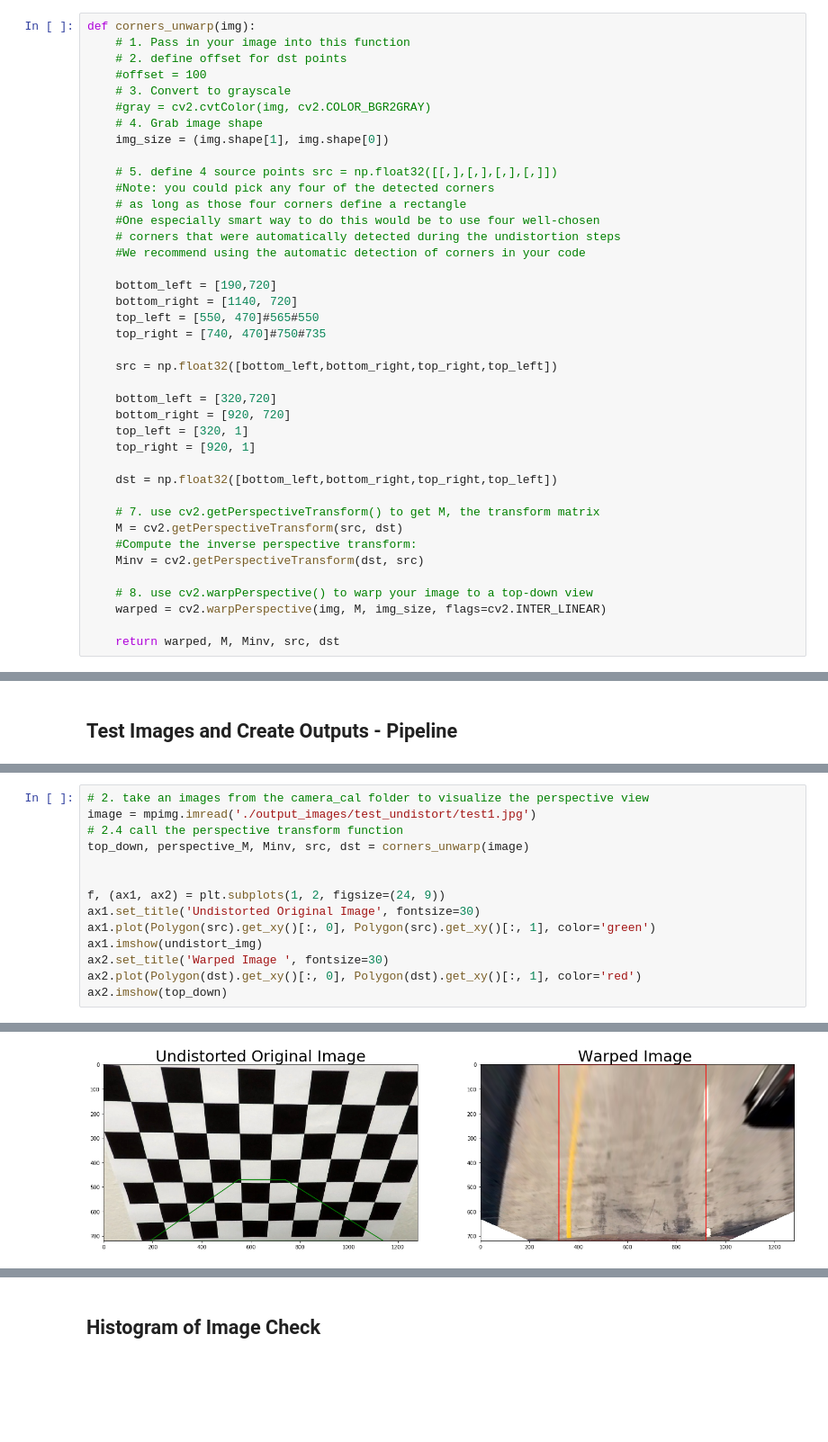
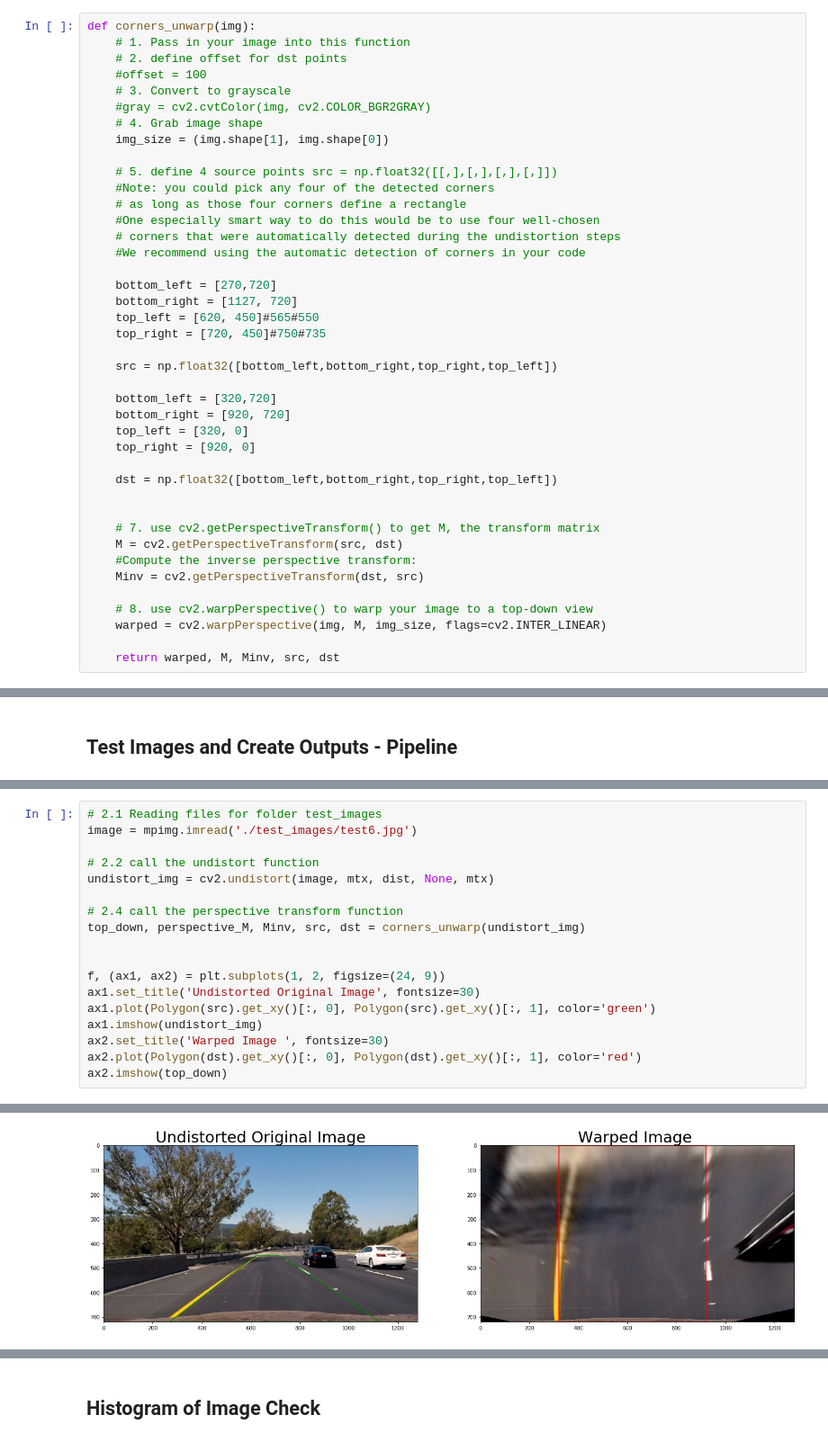
Before and after one commit to amundada2310/CarND-Advanced-Lane-Lines, a Jupyter notebook: Advanced Lane Line.ipynb, the cells around one changed output, grey strips where cells are left out. Shown at 90% size. Cells and saved outputs as stored; diff of their text form; blank space fills up the shorter version.

```diff
--- a/Advanced Lane Line.ipynb
+++ b/Advanced Lane Line.ipynb
@@ -227,19 +282,20 @@ def corners_unwarp(img):
     # corners that were automatically detected during the undistortion steps
     #We recommend using the automatic detection of corners in your code
 
-    bottom_left = [190,720]
-    bottom_right = [1140, 720]
-    top_left = [550, 470]#565#550
-    top_right = [740, 470]#750#735
+    bottom_left = [270,720]
+    bottom_right = [1127, 720]
+    top_left = [620, 450]#565#550
+    top_right = [720, 450]#750#735
 
     src = np.float32([bottom_left,bottom_right,top_right,top_left])
 
     bottom_left = [320,720]
     bottom_right = [920, 720]
-    top_left = [320, 1]
-    top_right = [920, 1]
+    top_left = [320, 0]
+    top_right = [920, 0]
 
     dst = np.float32([bottom_left,bottom_right,top_right,top_left])
+
 
     # 7. use cv2.getPerspectiveTransform() to get M, the transform matrix
     M = cv2.getPerspectiveTransform(src, dst)
@@ -627,17 +701,21 @@ plt.subplots_adjust(left=0., right=1, top=0.9, bottom=0.)
 # %%
-# 2. take an images from the camera_cal folder to visualize the perspective view
-image = mpimg.imread('./output_images/test_undistort/test1.jpg')
+# 2.1 Reading files for folder test_images
+image = mpimg.imread('./test_images/test6.jpg')
+
+# 2.2 call the undistort function
+undistort_img = cv2.undistort(image, mtx, dist, None, mtx)
+
 # 2.4 call the perspective transform function
-top_down, perspective_M, Minv, src, dst = corners_unwarp(image)
+top_down, perspective_M, Minv, src, dst = corners_unwarp(undistort_img)
 
 
 f, (ax1, ax2) = plt.subplots(1, 2, figsize=(24, 9))
 ax1.set_title('Undistorted Original Image', fontsize=30)
 ax1.plot(Polygon(src).get_xy()[:, 0], Polygon(src).get_xy()[:, 1], color='green')
 ax1.imshow(undistort_img)
 ax2.set_title('Warped Image ', fontsize=30)
 ax2.plot(Polygon(dst).get_xy()[:, 0], Polygon(dst).get_xy()[:, 1], color='red')
 ax2.imshow(top_down)
 # %% [output]
 <matplotlib.image.AxesImage at 0x...>
-[figure, old version]
+[figure, new version]
```
Also changed, not shown: parts of 37 cells of this notebook.
